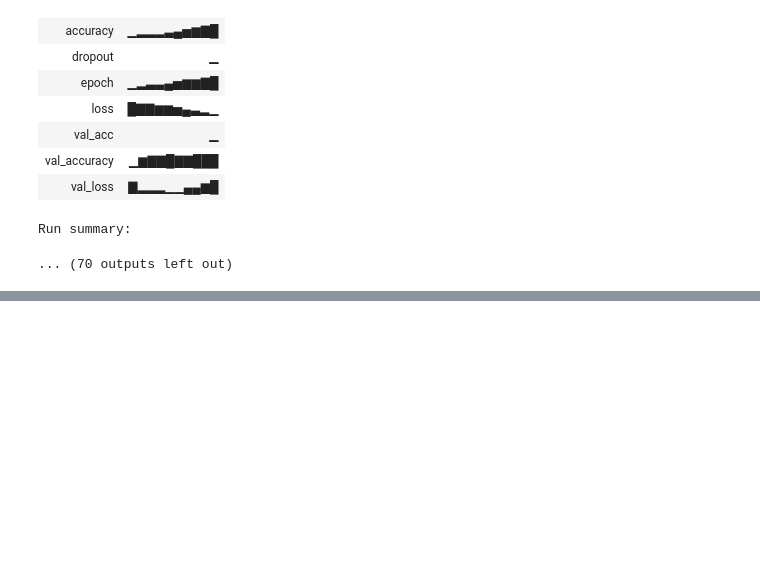
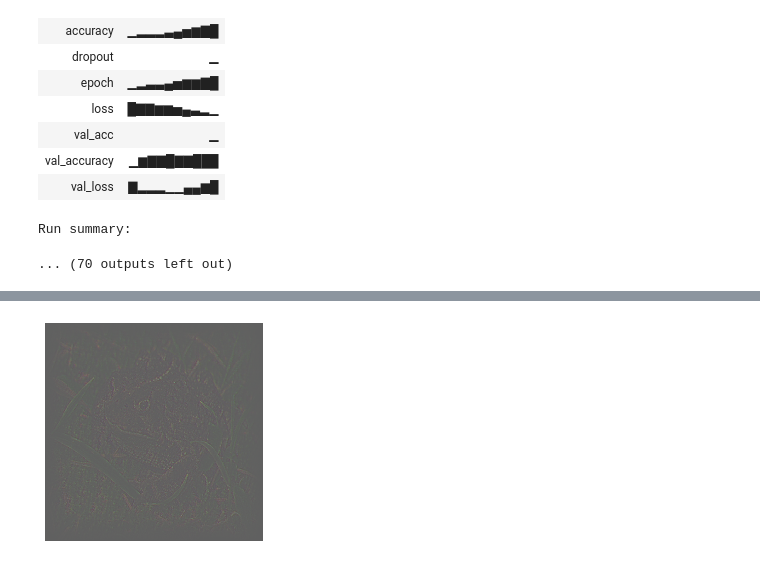
Before and after one commit to rashmi05pathak/CS6910_Assignment_2, a Jupyter notebook: EE20S051_Assignment2A.ipynb, the cells around one changed output, grey strips where cells are left out. Saved outputs shown, nothing was run; the diff lists cells and outputs as text; code cells hidden in the pictures; blank space fills up the shorter version.

```diff
--- a/EE20S051_Assignment2A.ipynb
+++ b/EE20S051_Assignment2A.ipynb
@@ -336,0 +527,11 @@ model.summary()
+# %%
+guided_back_prop = grads[1]
+final_img = np.dstack((guided_back_prop[:, :, 0], guided_back_prop[:, :, 1], guided_back_prop[:, :, 2],))
+final_img -= np.min(final_img)
+final_img /= final_img.max()
+
+imgplot = plt.imshow(final_img)
+plt.axis("off")
+plt.show()
+# %% [output]
+[figure, added]
```
Also changed, not shown: parts of 23 cells of this notebook.
